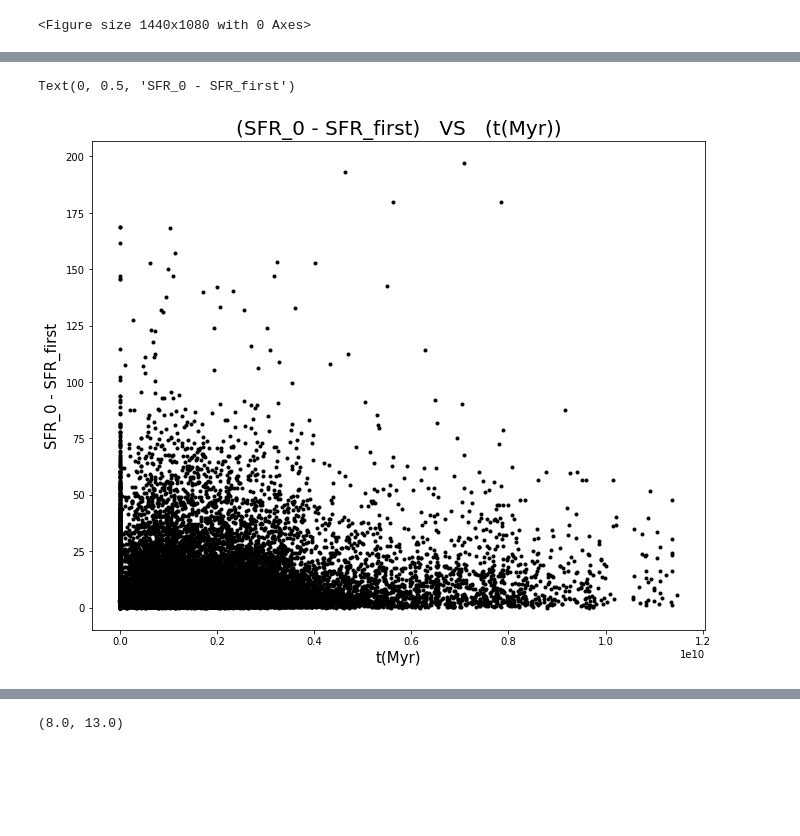
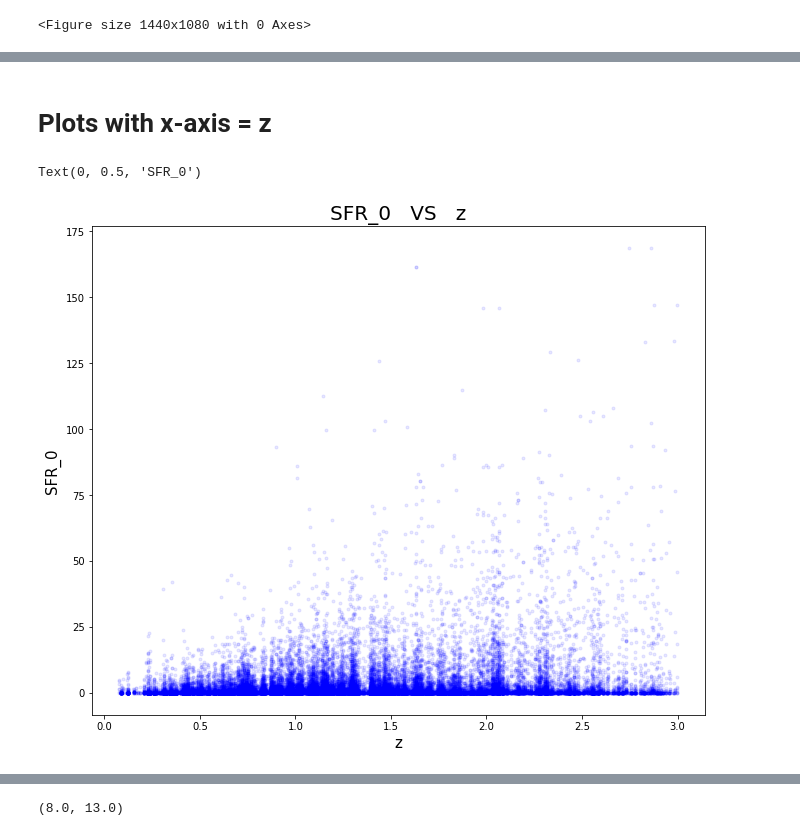
Before and after one commit to halehhajizadeh/Galaxy-Clusters, a Jupyter notebook: read_data.ipynb, the cells around one changed output, grey strips where cells are left out. Saved outputs shown, nothing was run; the diff lists cells and outputs as text; code cells hidden in the pictures; blank space fills up the shorter version.

Commit message:
add some plots

```diff
--- a/read_data.ipynb
+++ b/read_data.ipynb
@@ -353,19 +201,17 @@ Text(0, 0.5, 'M*_0 - M*_first')
-# %%
-y1 = dataset['SFR_first[col32]']
-y2 = dataset['SFR_0[col17]']
-x = dataset['t(Myr)[col2]']
-
-x = x
-y = np.abs(y2-y1)
-
-x_label = x.name.split('[')[0]
-y_label = y2.name.split('[')[0] + ' - ' + y1.name.split('[')[0]
-
-plt.figure(figsize=(11,9))
-plt.scatter(x,y, marker='.', c='black')
-plt.title('(' + str(y_label)+')   VS   ('+ str(x_label) + ')', fontsize = 20)
-plt.xlabel(x_label, fontsize = 15)
-plt.ylabel(y_label, fontsize = 15)
-# %% [output]
-Text(0, 0.5, 'SFR_0 - SFR_first')
-[figure, removed]
+# %% [markdown]
+# Plots with x-axis = z
+# %%
+y = dataset['SFR_0[col17]']
+x = dataset['z[4]']
+
+x_label = x.name.split('[')[0]
+y_label = y.name.split('[')[0]
+
+plt.figure(figsize=(11,9))
+plt.scatter(x,y, marker='.', c='blue', alpha=0.09)
+plt.title(str(y_label)+'   VS   '+str(x_label), fontsize = 20)
+plt.xlabel(x_label, fontsize = 15)
+plt.ylabel(y_label, fontsize = 15)
+# %% [output]
+Text(0, 0.5, 'SFR_0')
+[figure, added]
```
Also changed, not shown: parts of 44 cells of this notebook.
